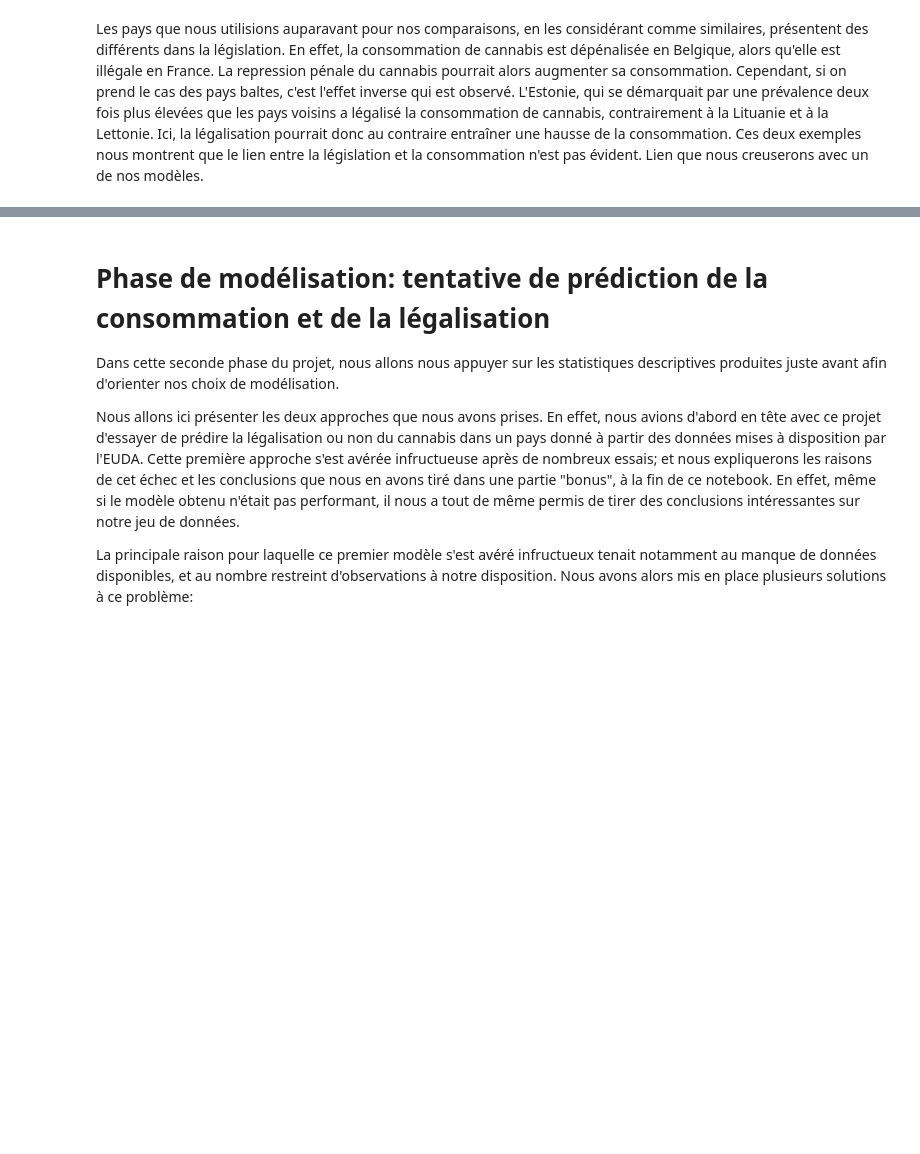
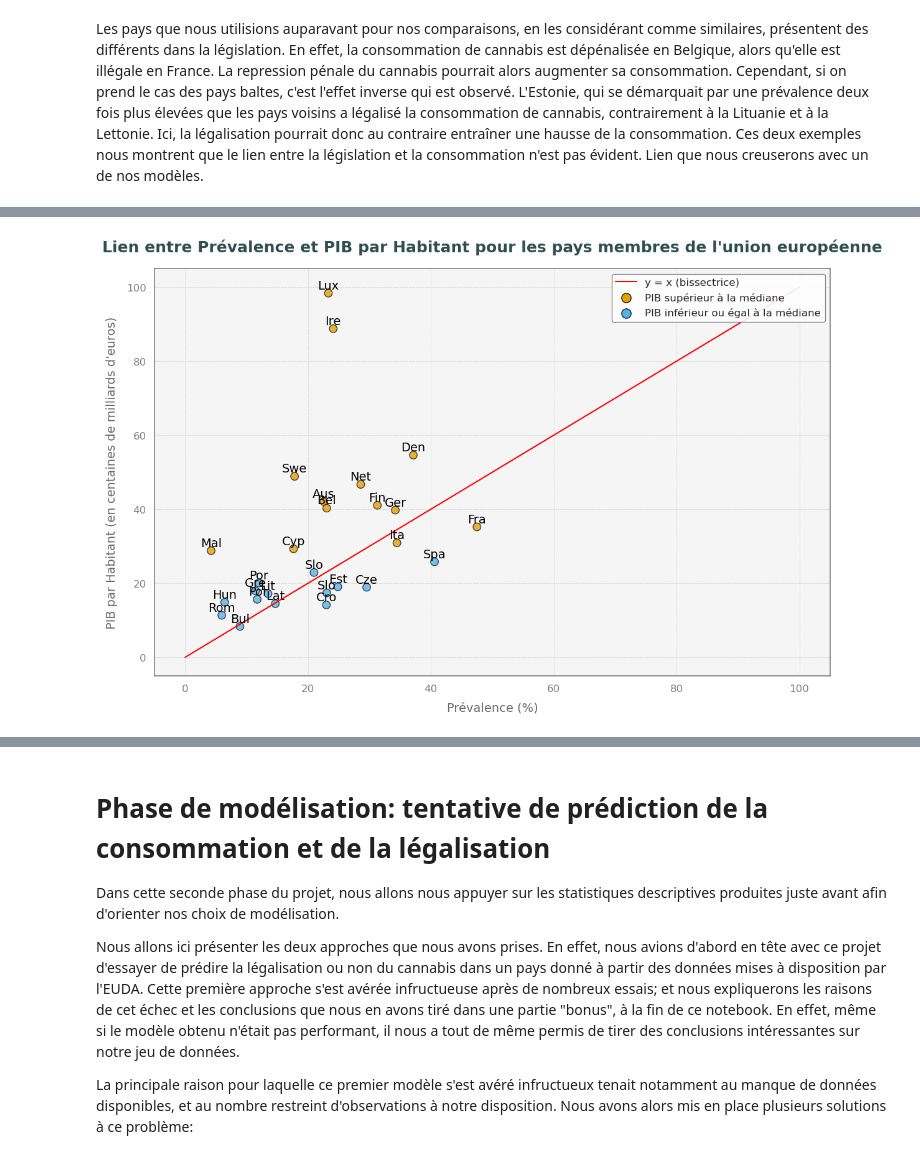
Before and after one commit to refouch/Projet_Python_2A, a Jupyter notebook: Notebook_Final.ipynb, the cells around one changed output, grey strips where cells are left out. Cells and saved outputs as stored; diff of their text form; code cells hidden in the pictures; blank space fills up the shorter version.

```diff
--- a/Notebook_Final.ipynb
+++ b/Notebook_Final.ipynb
@@ -307,0 +362,4 @@ Cependant, si on prend le cas des pays baltes, c'est l'effet inverse qui est obs
+# %%
+Stats_des = pd.merge(dfcurrentadultslf, table_macro, how="left", on="Country")
+
+Stats_des.head()
@@ -307,0 +395,92 @@ Cependant, si on prend le cas des pays baltes, c'est l'effet inverse qui est obs
+# %%
+import numpy as np
+import pandas as pd
+import matplotlib.pyplot as plt
+
+# On crée une nouvelle variable qui divise le PIB par habitant par mille afin de faire en sorte que les deux variables observées sont à la même échelle
+Stats_des['PIB_r_hab_k'] = Stats_des['PIB_r_hab'] / 1000
+
+### Afin de pouvoir distinguer les points des pays au dessus et en dessous de la médiane en matière de PIB par habitant, est nécessaire de créer une indicatrice dans notre table concernant la position par rapport à la médiane des pays
+#On crée la colonne indicatrice
+median_pib = Stats_des['PIB_r_hab_k'].median()
+#On utilise cette colone pour déterminer la couleur des points sur le graphique
+Stats_des['Color'] = Stats_des['PIB_r_hab_k'].apply(lambda x: '#E69F00' if x > median_pib else '#56B4E9')  # Orange et Bleu clair
+
+
+### On utilise un style de graphique inspiré de travaux de Datascience disponible en ligne afin de rendre notre graphique plus lisible et agréable
+#On paramètre en place du style général
+plt.rcParams.update({
+    'axes.facecolor': 'whitesmoke',
+    'axes.edgecolor': 'gray',
+    'axes.linewidth': 1.2,
+    'grid.color': 'lightgray',
+    'grid.linestyle': '--',
+    'grid.linewidth': 0.5,
+    'font.size': 12,
+    'legend.frameon': True,
+    'legend.framealpha': 0.9,
+    'legend.facecolor': 'white',
+    'legend.edgecolor': 'gray'
+})
+
+
+#On régle la taille de la figure afin d'avoir une lisibilité suffisante (il faut que les points ne soient pas trop collés)
+plt.figure(figsize=(12, 8))
+
+#Après plusieurs essais, les points près de l'origine restant trop collés pour que ce soit lisible, on a décidé d'introduire un faible bruit permettant de régler ce problème sans induire un biais trop important (caratère aléatoire)
+np.random.seed(42)
+jitter_x = np.random.uniform(-0.5, 0.5, len(Stats_des))
+jitter_y = np.random.uniform(-0.5, 0.5, len(Stats_des))
+
+
+
+### On crée le scatter plot
+plt.scatter(
+    Stats_des['Prevalence (%)'] + jitter_x,  # On ajoute le bruit
+    Stats_des['PIB_r_hab_k'] + jitter_y,    # On ajoute le bruit
+    c=Stats_des['Color'],
+    alpha=0.8,
+    edgecolor='k',
+    s=80, # On met des points suffisamment petis pour que le graphique soit lisible
+    label=None
+)
+
+#On ajoute la première bissectrice
+x_values = np.linspace(0, 100) #Définition de la courbe
+plt.plot(x_values, x_values, color='red', linestyle='-', linewidth=1.5, label='y = x (bissectrice)') #On ajoute la courbe au plot
+
+
+###On ajoute les trois premières lettres des pays au-dessus des points
+for i in range(len(Stats_des)):
+    plt.text(
+        Stats_des['Prevalence (%)'].iloc[i] + jitter_x[i], #coordonnées sur l'axe x des points
+        Stats_des['PIB_r_hab_k'].iloc[i] + jitter_y[i] + 0.5,  #coordonnées sur l'axe y + On les mets au dessus des points
+        Stats_des['Country'].iloc[i][:3], # Trois premières lettres
+        fontsize=14,
+        ha='center',
+        va='bottom',
+        color='black',
+        fontweight='medium'
+    )
+
+
+### On ajoute un titre, des titres d'axes et une légende au graphique
+plt.title("Lien entre Prévalence et PIB par Habitant pour les pays membres de l'union européenne", # titre
+          fontsize=18, fontweight='bold', pad=20, color='darkslategray')
+plt.xlabel('Prévalence (%)', fontsize=14, labelpad=10, color='dimgray') # titre axe x
+plt.ylabel("PIB par Habitant (en centaines de milliards d'euros)", fontsize=14, labelpad=10, color='dimgray') # titre axe y
+
+#On modifie le style des axes pour rendre le tout plus agréable
+plt.xticks(fontsize=12, color='gray')
+plt.yticks(fontsize=12, color='gray')
+plt.grid(True)
+
+#On ajoute une légende
+plt.scatter([], [], color='#E69F00', label='PIB supérieur à la médiane', s=120, edgecolor='k')
+plt.scatter([], [], color='#56B4E9', label='PIB inférieur ou égal à la médiane', s=120, edgecolor='k')
+plt.legend(fontsize=12, loc='upper right')
+
+# On règle les paramètres d'affichage pour rendre le tout plus lisible
+plt.tight_layout()
+plt.show()
+# %% [output]
@@ -307,0 +491 @@ Cependant, si on prend le cas des pays baltes, c'est l'effet inverse qui est obs
+[figure, added]
```
Also changed, not shown: parts of 32 cells of this notebook.
